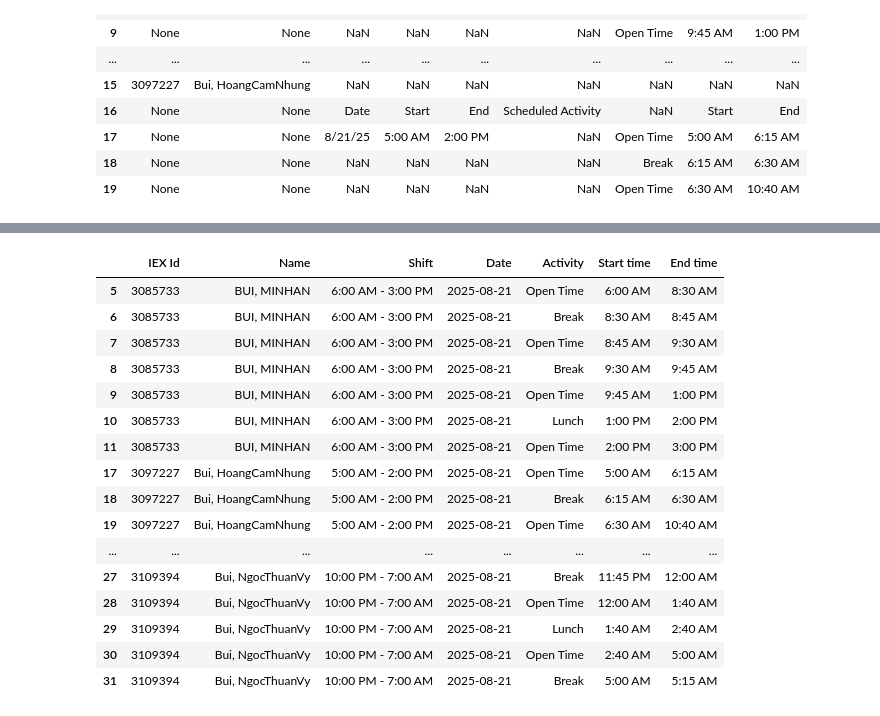
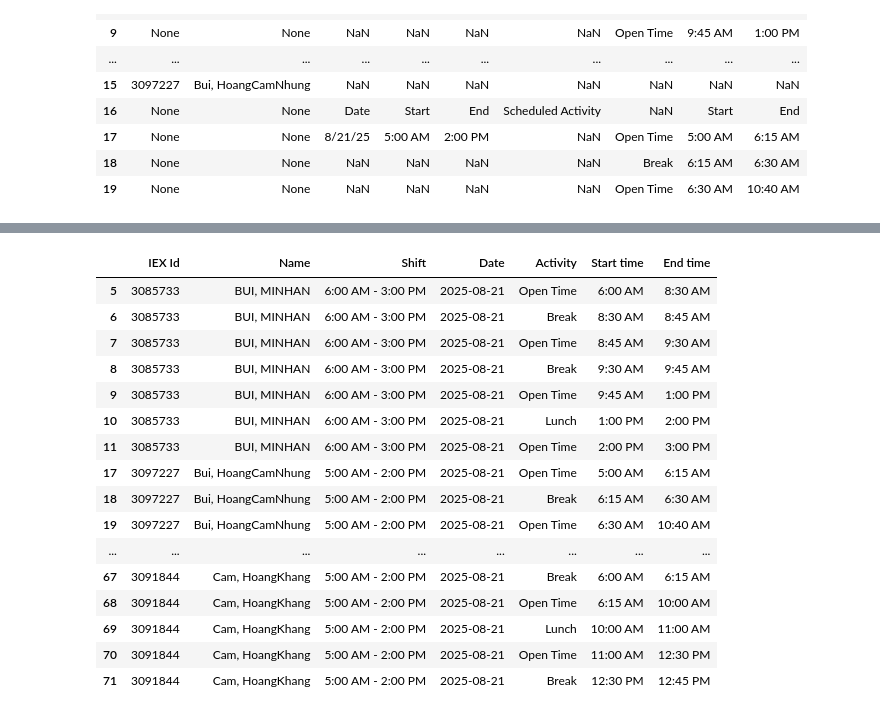
Before and after one commit to hoangvu2002/unscheduled-agent, a Jupyter notebook: production-iex_cleaner.ipynb, the cells around one changed output, grey strips where cells are left out. Saved outputs shown, nothing was run; the diff lists cells and outputs as text; code cells hidden in the pictures.

```diff
--- a/production-iex_cleaner.ipynb
+++ b/production-iex_cleaner.ipynb
@@ -232,30 +232,30 @@ iex_df
 # %%
 # Xóa cột 4
 iex_df = iex_df.drop(columns=[4])
 
 # Đổi tên cột 5,6,7
 iex_df = iex_df.rename(columns={
     5: "Activity",
     6: "Start time",
     7: "End time"
 })
 
-iex_df.head(20)
+iex_df.head(50)
 # %% [output]
 |  | IEX Id | Name | Shift | Date | Activity | Start time | End time |
 | 5 | 3085733 | BUI, MINHAN | 6:00 AM - 3:00 PM | 2025-08-21 | Open Time | 6:00 AM | 8:30 AM |
 | 6 | 3085733 | BUI, MINHAN | 6:00 AM - 3:00 PM | 2025-08-21 | Break | 8:30 AM | 8:45 AM |
 | 7 | 3085733 | BUI, MINHAN | 6:00 AM - 3:00 PM | 2025-08-21 | Open Time | 8:45 AM | 9:30 AM |
 | 8 | 3085733 | BUI, MINHAN | 6:00 AM - 3:00 PM | 2025-08-21 | Break | 9:30 AM | 9:45 AM |
 | 9 | 3085733 | BUI, MINHAN | 6:00 AM - 3:00 PM | 2025-08-21 | Open Time | 9:45 AM | 1:00 PM |
 | 10 | 3085733 | BUI, MINHAN | 6:00 AM - 3:00 PM | 2025-08-21 | Lunch | 1:00 PM | 2:00 PM |
 | 11 | 3085733 | BUI, MINHAN | 6:00 AM - 3:00 PM | 2025-08-21 | Open Time | 2:00 PM | 3:00 PM |
 | 17 | 3097227 | Bui, HoangCamNhung | 5:00 AM - 2:00 PM | 2025-08-21 | Open Time | 5:00 AM | 6:15 AM |
 | 18 | 3097227 | Bui, HoangCamNhung | 5:00 AM - 2:00 PM | 2025-08-21 | Break | 6:15 AM | 6:30 AM |
 | 19 | 3097227 | Bui, HoangCamNhung | 5:00 AM - 2:00 PM | 2025-08-21 | Open Time | 6:30 AM | 10:40 AM |
 | ... | ... | ... | ... | ... | ... | ... | ... |
-| 27 | 3109394 | Bui, NgocThuanVy | 10:00 PM - 7:00 AM | 2025-08-21 | Break | 11:45 PM | 12:00 AM |
-| 28 | 3109394 | Bui, NgocThuanVy | 10:00 PM - 7:00 AM | 2025-08-21 | Open Time | 12:00 AM | 1:40 AM |
-| 29 | 3109394 | Bui, NgocThuanVy | 10:00 PM - 7:00 AM | 2025-08-21 | Lunch | 1:40 AM | 2:40 AM |
-| 30 | 3109394 | Bui, NgocThuanVy | 10:00 PM - 7:00 AM | 2025-08-21 | Open Time | 2:40 AM | 5:00 AM |
-| 31 | 3109394 | Bui, NgocThuanVy | 10:00 PM - 7:00 AM | 2025-08-21 | Break | 5:00 AM | 5:15 AM |
+| 67 | 3091844 | Cam, HoangKhang | 5:00 AM - 2:00 PM | 2025-08-21 | Break | 6:00 AM | 6:15 AM |
+| 68 | 3091844 | Cam, HoangKhang | 5:00 AM - 2:00 PM | 2025-08-21 | Open Time | 6:15 AM | 10:00 AM |
+| 69 | 3091844 | Cam, HoangKhang | 5:00 AM - 2:00 PM | 2025-08-21 | Lunch | 10:00 AM | 11:00 AM |
+| 70 | 3091844 | Cam, HoangKhang | 5:00 AM - 2:00 PM | 2025-08-21 | Open Time | 11:00 AM | 12:30 PM |
+| 71 | 3091844 | Cam, HoangKhang | 5:00 AM - 2:00 PM | 2025-08-21 | Break | 12:30 PM | 12:45 PM |
```
Also changed, not shown: parts of 2 cells of this notebook.
